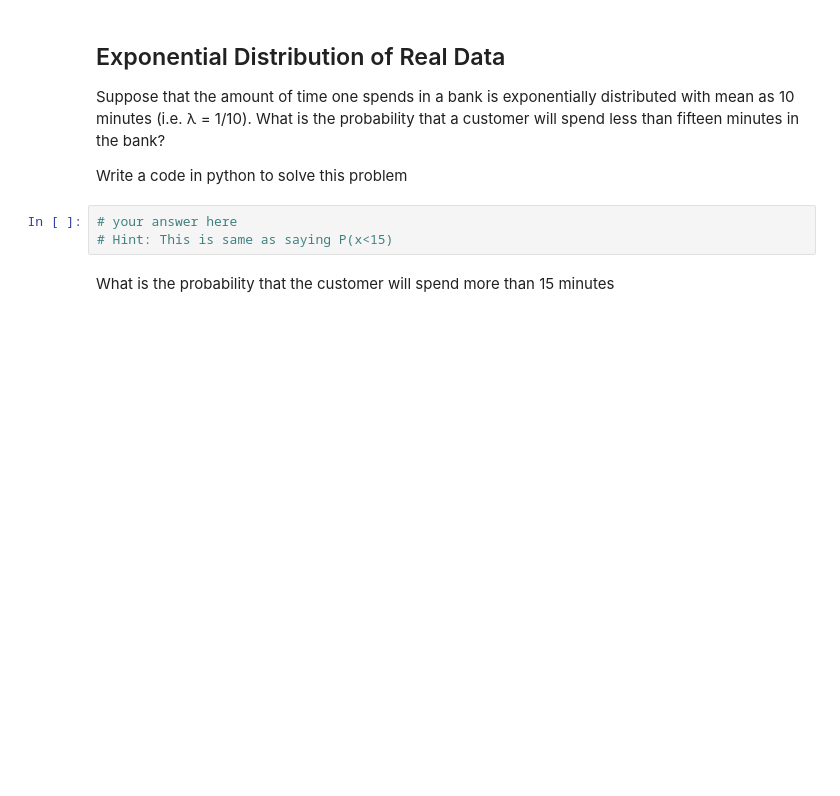
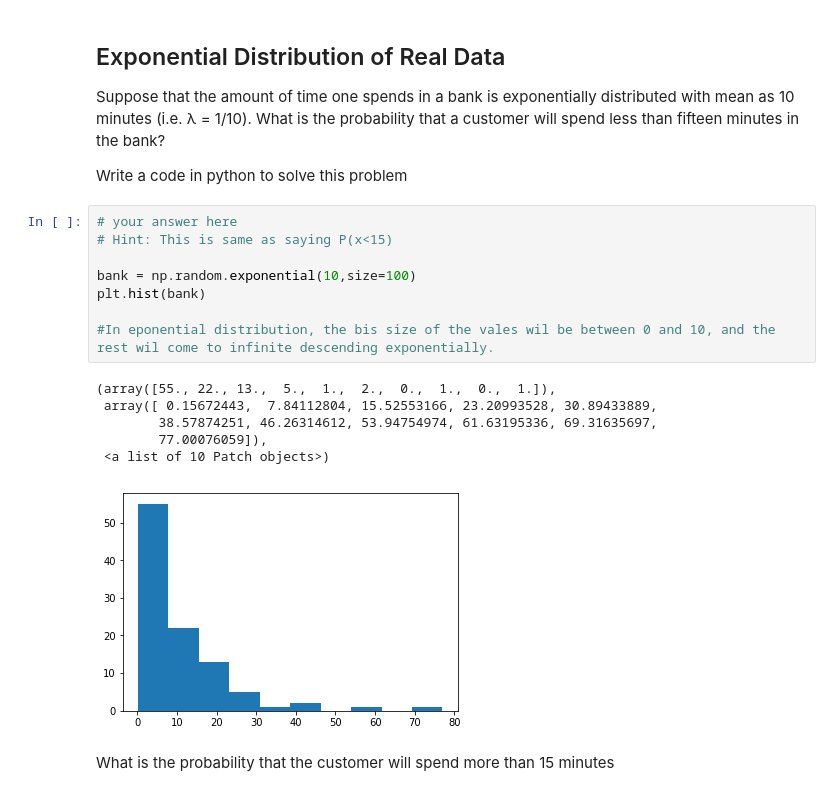
Before and after one commit to 4thSword/datamad0819, a Jupyter notebook: module-2/lab-continuous-probability-distribution/your-code/main.ipynb, the cells around one changed output. Saved outputs shown, nothing was run; the diff lists cells and outputs as text; blank space fills up the shorter version.

```diff
--- a/module-2/lab-continuous-probability-distribution/your-code/main.ipynb
+++ b/module-2/lab-continuous-probability-distribution/your-code/main.ipynb
@@ -175,9 +191,21 @@ How are the two distributions different?
 Suppose that the amount of time one spends in a bank is exponentially distributed with mean as 10 minutes (i.e. λ = 1/10). What is the probability that a customer will spend less than fifteen minutes in the bank?
 
 Write a code in python to solve this problem
-# %%
-# your answer here
-# Hint: This is same as saying P(x<15)
+# %%
+# your answer here
+# Hint: This is same as saying P(x<15)
+
+bank = np.random.exponential(10,size=100)
+plt.hist(bank)
+
+#In eponential distribution, the bis size of the vales wil be between 0 and 10, and the rest wil come to infinite descending exponentially.
+# %% [output]
+(array([55., 22., 13.,  5.,  1.,  2.,  0.,  1.,  0.,  1.]),
+ array([ 0.15672443,  7.84112804, 15.52553166, 23.20993528, 30.89433889,
+        38.57874251, 46.26314612, 53.94754974, 61.63195336, 69.31635697,
+        77.00076059]),
+ <a list of 10 Patch objects>)
+[figure, added]
 # %% [markdown]
 What is the probability that the customer will spend more than 15 minutes
 # %%
```
Also changed, not shown: parts of 5 cells of this notebook.
